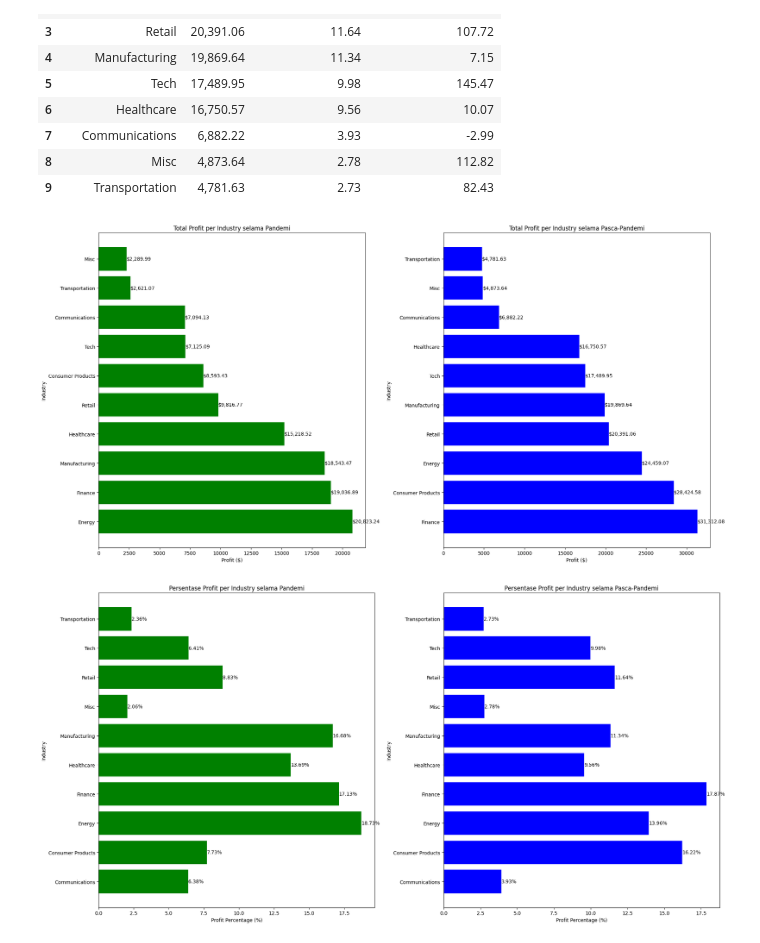
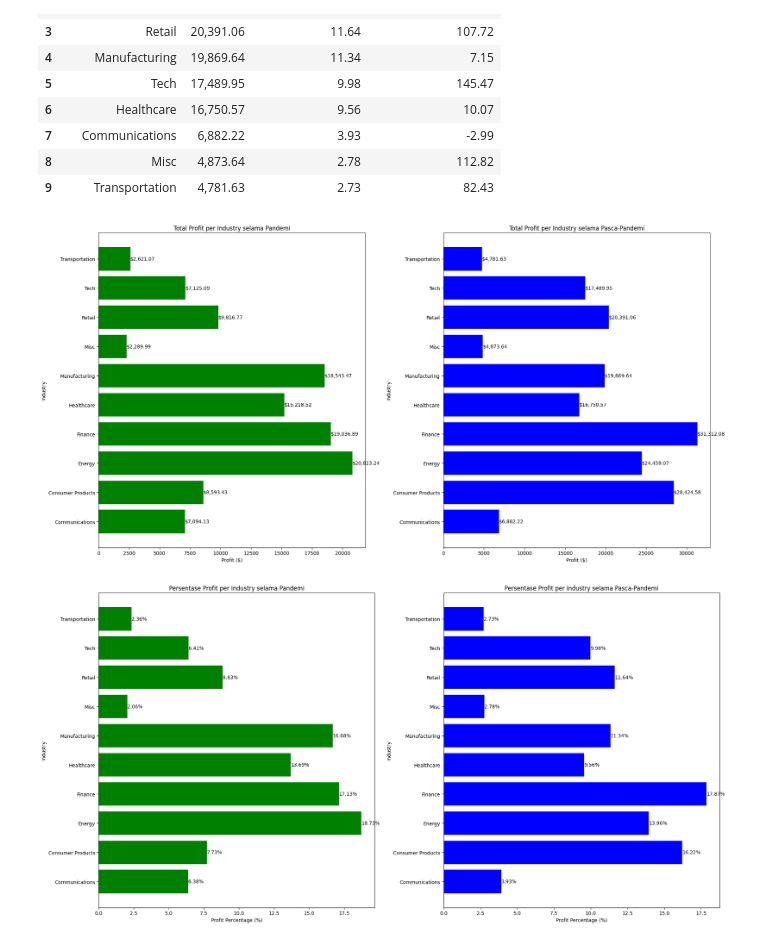
Before and after one commit to ZidanARajendra/Capstone-2-Purwadhika, a Jupyter notebook: Capstone 2 Purwadhika.ipynb, the cells around one changed output. Cells and saved outputs as stored; diff of their text form; code cells hidden in the pictures.

```diff
--- a/Capstone 2 Purwadhika.ipynb
+++ b/Capstone 2 Purwadhika.ipynb
@@ -683,38 +732,43 @@ pandemic_profit = pandemic_df.groupby("Industry")[["Profit"]].sum().sort_values(
 # Menghitung total profit untuk setiap industry selama periode pasca-pandemi
 post_pandemic_df = df[df['Periode'] == 'Pasca-Pandemi']
 post_pandemic_profit = post_pandemic_df.groupby("Industry")[["Profit"]].sum().sort_values(by="Profit", ascending=False)
+
+# Menyelaraskan industry untuk kedua periode
+combined_industries = pandemic_profit.index.union(post_pandemic_profit.index)
+pandemic_profit = pandemic_profit.reindex(combined_industries, fill_value=0)
+post_pandemic_profit = post_pandemic_profit.reindex(combined_industries, fill_value=0)
 
 # Menampilkan hasil dalam bentuk dataframe
 pandemic_profit_df = pandemic_profit.reset_index()
 post_pandemic_profit_df = post_pandemic_profit.reset_index()
 
 # Membuat subplot untuk periode pandemi dan pasca-pandemi
 fig, axes = plt.subplots(nrows=1, ncols=2, figsize=(20, 10))
 
 # Barplot horizontal untuk periode pandemi
 axes[0].barh(pandemic_profit_df['Industry'], pandemic_profit['Profit'], color='green')
 axes[0].set_xlabel('Profit ($)')
 axes[0].set_ylabel('Industry')
 axes[0].set_title('Total Profit per Industry selama Pandemi')
 
 # Menampilkan nilai profit di atas setiap bar
 for index, value in enumerate(pandemic_profit['Profit']):
     axes[0].text(value, index, f'${value:,.2f}', ha='left', va='center', color='black')
 
 # Barplot horizontal untuk periode pasca-pandemi
 axes[1].barh(post_pandemic_profit_df['Industry'], post_pandemic_profit['Profit'], color='blue')
 axes[1].set_xlabel('Profit ($)')
 axes[1].set_ylabel('Industry')
 axes[1].set_title('Total Profit per Industry selama Pasca-Pandemi')
 
 # Menampilkan nilai profit di atas setiap bar
 for index, value in enumerate(post_pandemic_profit['Profit']):
     axes[1].text(value, index, f'${value:,.2f}', ha='left', va='center', color='black')
 
 plt.tight_layout()
 plt.show()
 # %% [output]
-[figure, old version]
+[figure, new version]
 # %%
 # Menghitung total profit dan persentase profit untuk setiap industry selama periode pandemi
 pandemic_df = df[df['Periode'] == 'Pandemi']
```
Also changed, not shown: parts of 58 cells of this notebook.
